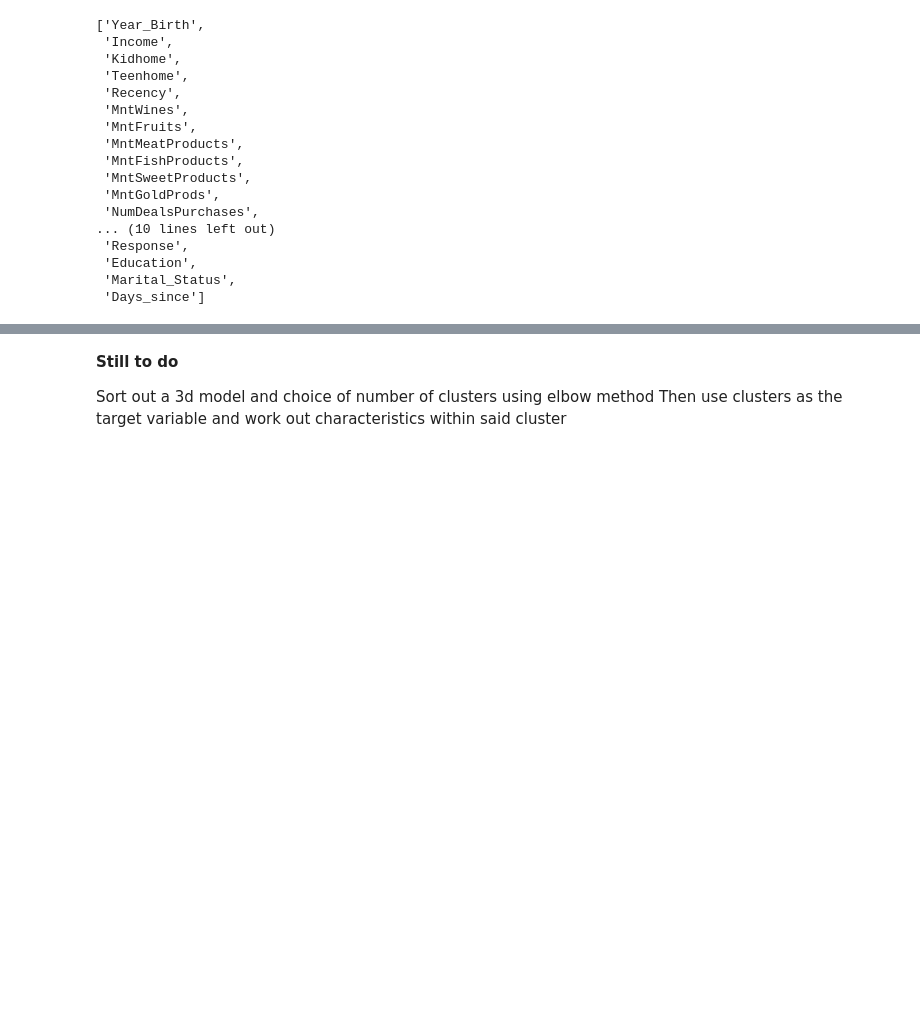
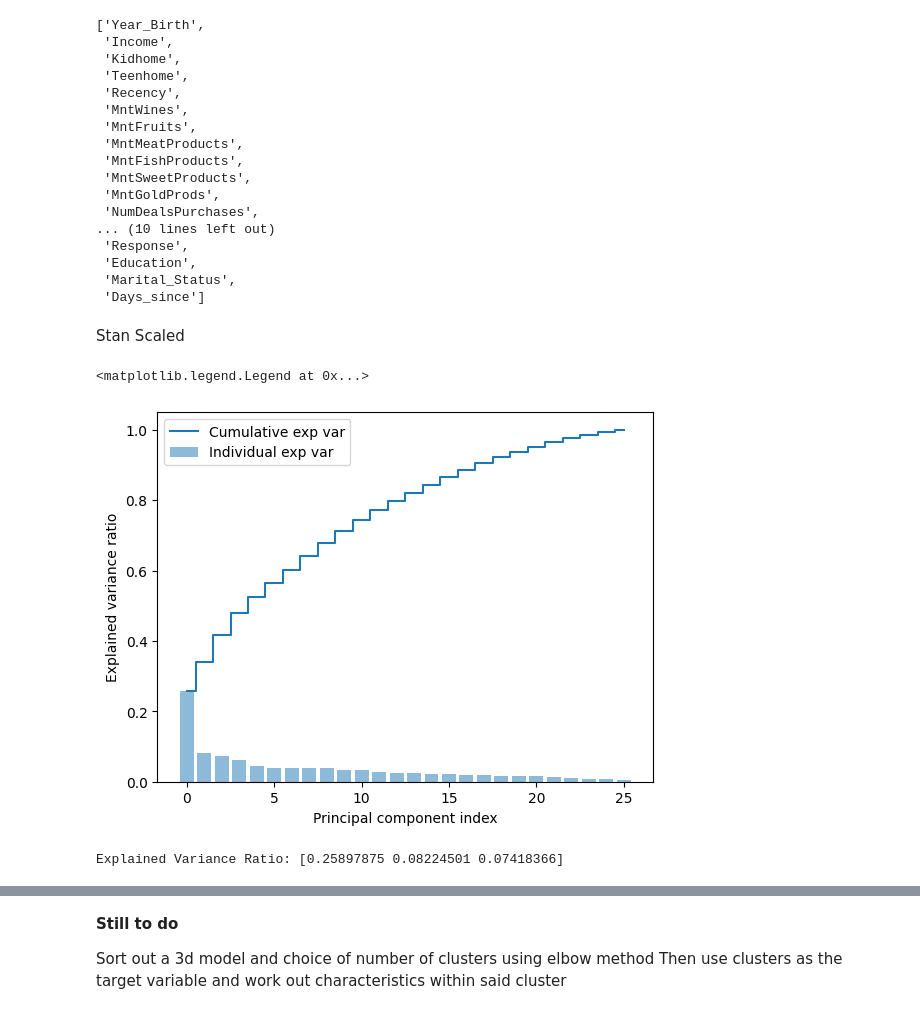
Before and after one commit to Swalke20/DLS_Project, a Jupyter notebook: 4. Customer Segmentation Project/Customer_segmentation_project.ipynb, the cells around one changed output, grey strips where cells are left out. Cells and saved outputs as stored; diff of their text form; code cells hidden in the pictures; blank space fills up the shorter version.

```diff
--- a/4. Customer Segmentation Project/Customer_segmentation_project.ipynb
+++ b/4. Customer Segmentation Project/Customer_segmentation_project.ipynb
@@ -433,3 +434,5 @@ scale_columns
  'Education',
  'Marital_Status',
  'Days_since']
+# %% [markdown]
+Stan Scaled
@@ -435,0 +442,25 @@ scale_columns
+# %%
+pca = PCA()
+x= pca.fit_transform(stan_scaled_values)
+exp_var_pca = pca.explained_variance_ratio_
+cum_sum_eigenvalues = np.cumsum(exp_var_pca)
+
+plt.bar(range(0,len(exp_var_pca)), exp_var_pca, alpha=0.5, align='center', label='Individual exp var')
+plt.step(range(0,len(cum_sum_eigenvalues)), cum_sum_eigenvalues, where='mid',label='Cumulative exp var')
+plt.ylabel('Explained variance ratio')
+plt.xlabel('Principal component index')
+plt.legend(loc='best')
+# %% [output]
+<matplotlib.legend.Legend at 0x...>
+[figure, added]
+# %%
+pca = PCA(n_components=3)
+X_stan_pca = pca.fit_transform(stan_scaled_values)
+
+# Step 3: Determine the Number of Principal Components
+explained_variance_ratio = pca.explained_variance_ratio_
+print("Explained Variance Ratio:", explained_variance_ratio)
+
+pc_stan_df = pd.DataFrame(X_stan_pca, columns=['Principal Component 1', 'Principal Component 2', 'Principal Component 3'])
+# %% [output]
+Explained Variance Ratio: [0.25897875 0.08224501 0.07418366]
```
Also changed, not shown: parts of 19 cells of this notebook.
